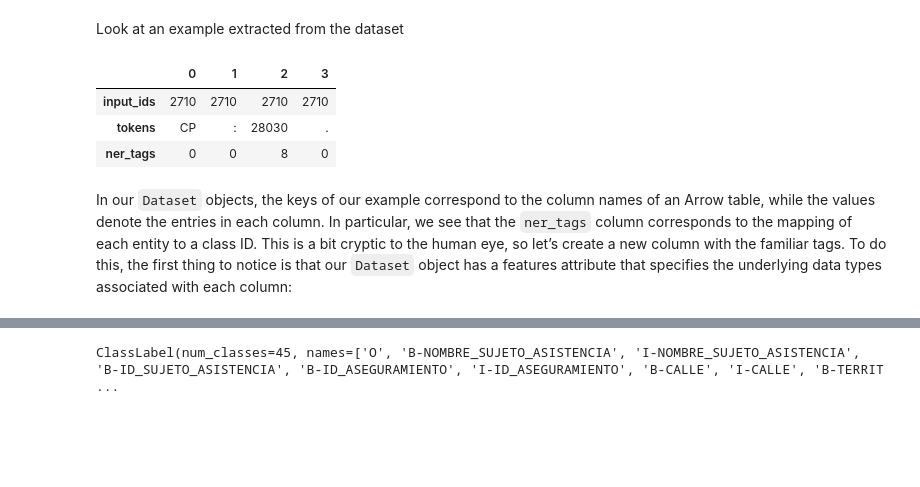
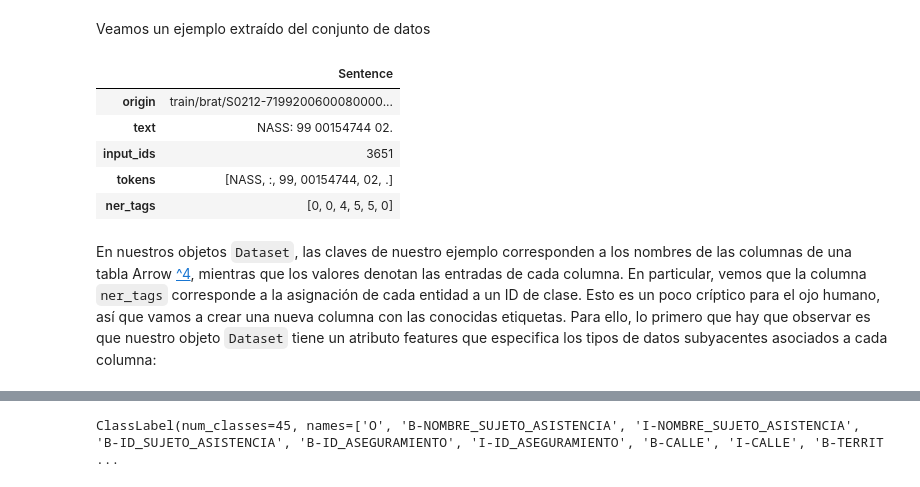
Before and after one commit to GuiGel/MedDocAn, a Jupyter notebook: cdti/meddocan/transformers.ipynb, the cells around one changed output, grey strips where cells are left out. Cells and saved outputs as stored; diff of their text form; code cells hidden in the pictures; blank space fills up the shorter version.

```diff
--- a/cdti/meddocan/transformers.ipynb
+++ b/cdti/meddocan/transformers.ipynb
@@ -90,6 +116,4 @@ Downsample the train split
 # %%
-downsample = 0.1
-for split in dataset.keys():
-    dataset[split] = dataset[split].shuffle(seed=0).select(range(int(dataset[split].num_rows * downsample)))
+downsample = 1
+for split in ds.keys():
+    ds[split] = ds[split].shuffle(seed=0).select(range(int(ds[split].num_rows * downsample)))
-# %%
-ds = dataset
@@ -103,14 +131,18 @@ pd.DataFrame({k: v.num_rows for k, v in ds.items()}, index=["number of example p
 # %% [markdown]
-Look at an example extracted from the dataset
+Veamos un ejemplo extraído del conjunto de datos
 # %%
-pd.DataFrame(ds["train"][11]).T
+pd.DataFrame(ds["train"][11:12], index=["Sentence"]).T
 # %% [output]
-|  | 0 | 1 | 2 | 3 |
-| input_ids | 2710 | 2710 | 2710 | 2710 |
-| tokens | CP | : | 28030 | . |
-| ner_tags | 0 | 0 | 8 | 0 |
+|  | Sentence |
+| origin | train/brat/S0212-7199200600080000... |
+| text | NASS: 99 00154744 02. |
+| input_ids | 3651 |
+| tokens | [NASS, :, 99, 00154744, 02, .] |
+| ner_tags | [0, 0, 4, 5, 5, 0] |
 # %% [markdown]
-In our ``Dataset`` objects, the keys of our example correspond to the column names of an Arrow table, while the values denote the entries in each column. In particular, we see that the ``ner_tags`` column corresponds to the mapping of each entity to a class ID. This is a bit cryptic to the human eye, so let’s create a new column with the familiar tags. To do this, the first thing to notice is that our ``Dataset`` object has a features attribute that specifies the underlying data types associated with each column:
+En nuestros objetos ``Dataset``, las claves de nuestro ejemplo corresponden a los nombres de las columnas de una tabla Arrow [^4], mientras que los valores denotan las entradas de cada columna. En particular, vemos que la columna ``ner_tags`` corresponde a la asignación de cada entidad a un ID de clase. Esto es un poco críptico para el ojo humano, así que vamos a crear una nueva columna con las conocidas etiquetas. Para ello, lo primero que hay que observar es que nuestro objeto ``Dataset`` tiene un atributo features que especifica los tipos de datos subyacentes asociados a cada columna:
+
+[^4]: https://huggingface.co/docs/datasets/about_arrow
 # %%
 for k, v in ds["train"].features.items():
     print(f"{k}: {v}")
```
Also changed, not shown: parts of 112 cells of this notebook, 12 other files.
